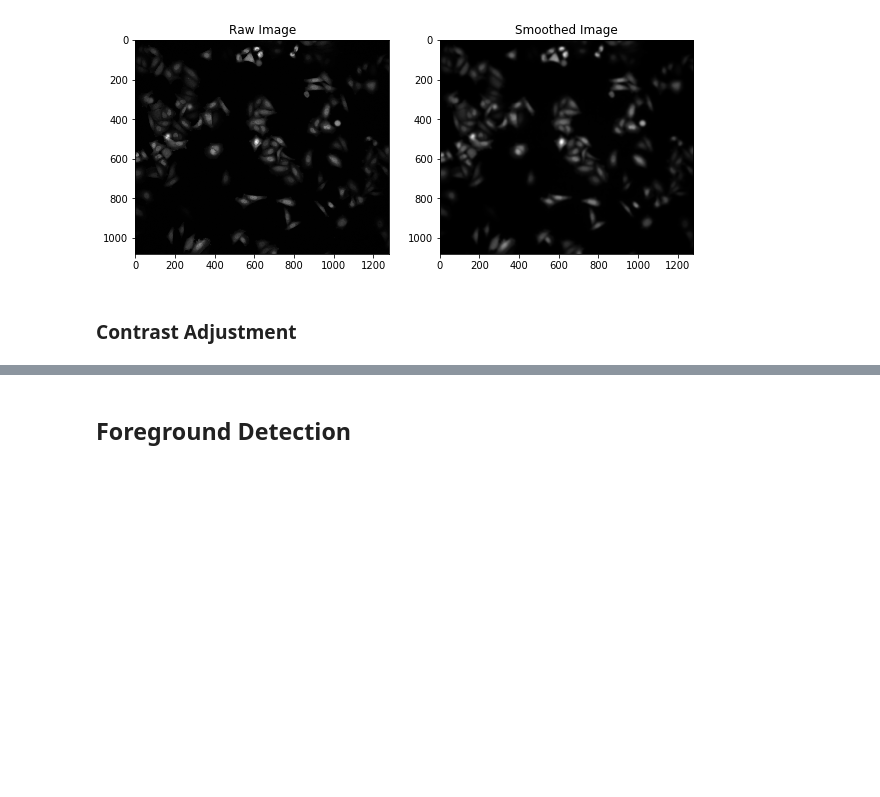
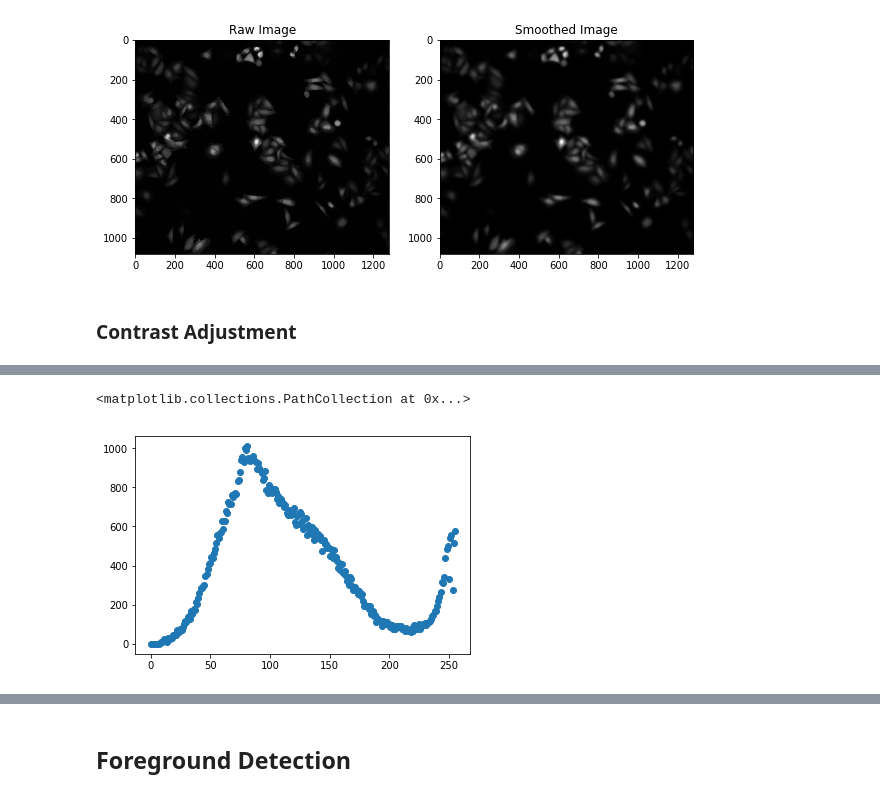
Before and after one commit to vanvalenlab/intro-to-deepcell, a Jupyter notebook: Day2_ImageProcessing.ipynb, the cells around one changed output, grey strips where cells are left out. Saved outputs shown, nothing was run; the diff lists cells and outputs as text; code cells hidden in the pictures; blank space fills up the shorter version.

```diff
--- a/Day2_ImageProcessing.ipynb
+++ b/Day2_ImageProcessing.ipynb
@@ -212,0 +206,12 @@ In `skimage`, there are multiple functions inside the `skimage.exposure` module
+# %%
+from skimage.exposure import histogram
+
+# compute histogram in Red channel of cat image
+(counts, bins) = histogram(img2[:,:,0])
+# view histogram
+fig = plt.figure()
+ax = fig.add_subplot(1,1,1)
+ax.scatter(bins,counts)
+# %% [output]
+<matplotlib.collections.PathCollection at 0x...>
+[figure, added]
```
Also changed, not shown: parts of 26 cells of this notebook.
